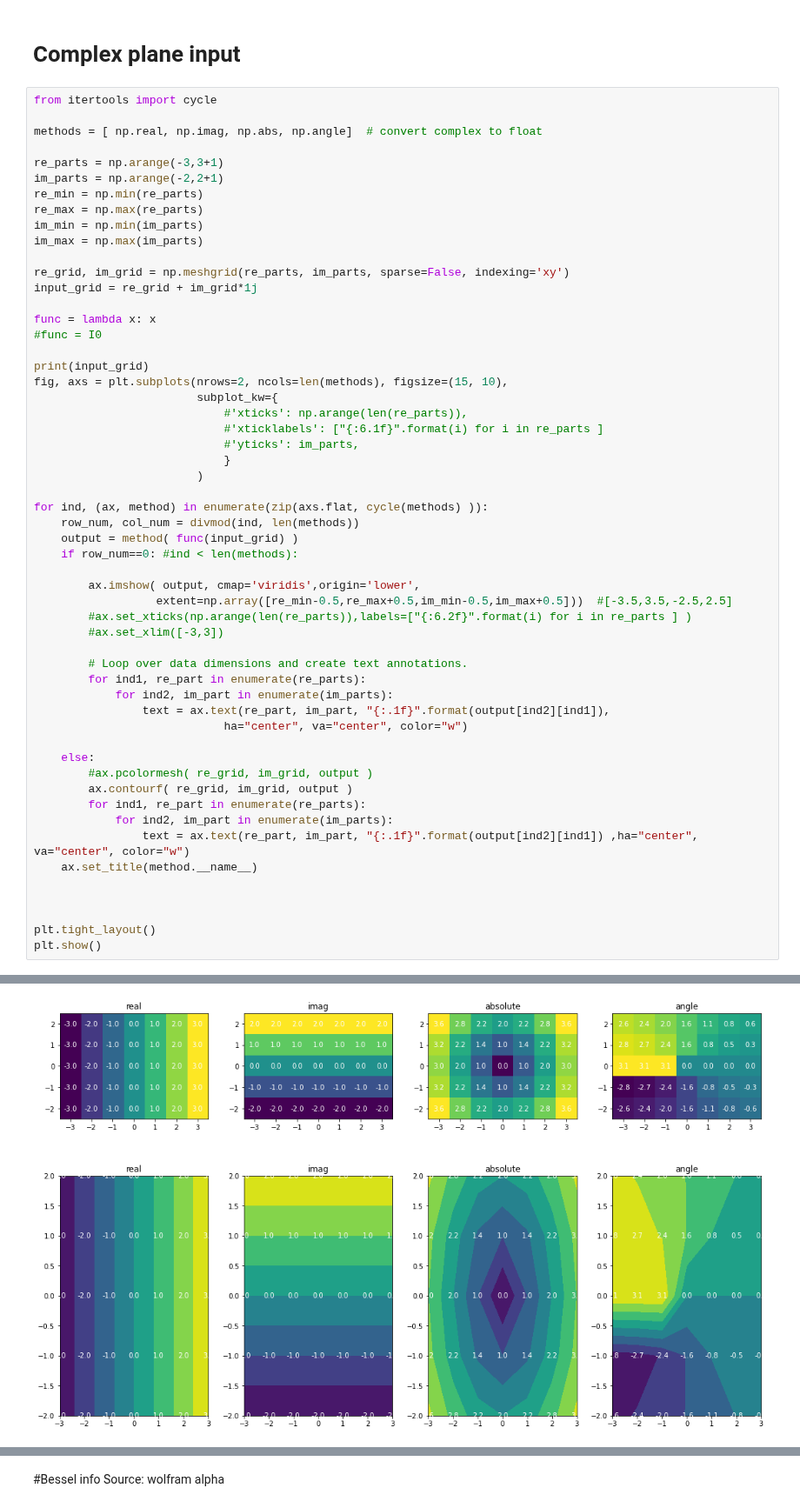
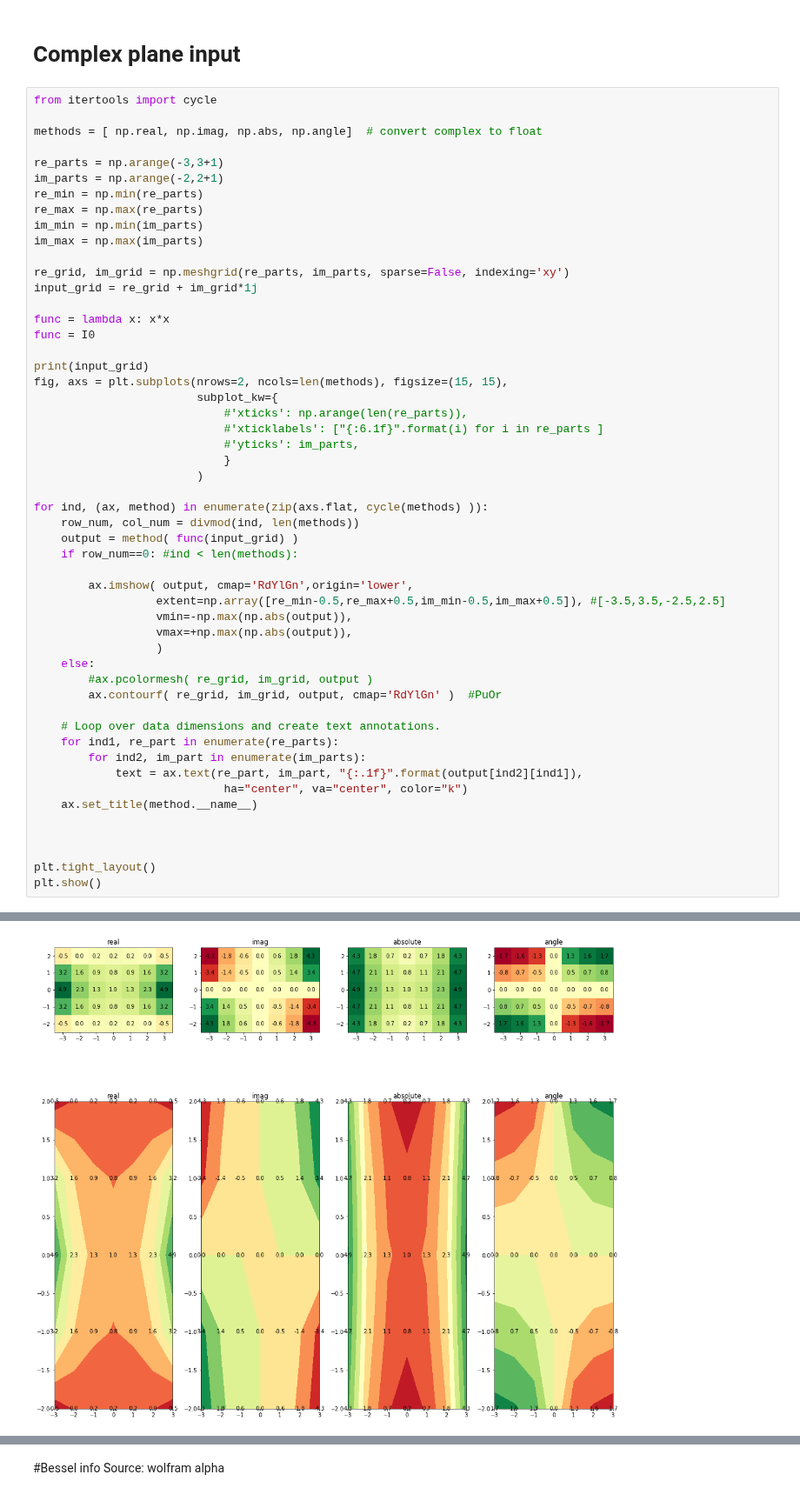
Before and after one commit to ryerrabelli/Yerrabelli-Spector-Poroelastic-Model-Code, a Jupyter notebook: src/TestBessel.ipynb, the cells around one changed output, grey strips where cells are left out. Shown at 87% size. Drawn from its saved outputs; the diff is of its cells as text.

Commit message:
Got basic plot of I0

```diff
--- a/src/TestBessel.ipynb
+++ b/src/TestBessel.ipynb
@@ -331,54 +331,51 @@ im_max = np.max(im_parts)
 re_grid, im_grid = np.meshgrid(re_parts, im_parts, sparse=False, indexing='xy')
 input_grid = re_grid + im_grid*1j
 
-func = lambda x: x
-#func = I0
+func = lambda x: x*x
+func = I0
 
 print(input_grid)
-fig, axs = plt.subplots(nrows=2, ncols=len(methods), figsize=(15, 10),
+fig, axs = plt.subplots(nrows=2, ncols=len(methods), figsize=(15, 15),
                         subplot_kw={
                             #'xticks': np.arange(len(re_parts)),
                             #'xticklabels': ["{:6.1f}".format(i) for i in re_parts ]
                             #'yticks': im_parts,
                             }
                         )
 
 for ind, (ax, method) in enumerate(zip(axs.flat, cycle(methods) )):
     row_num, col_num = divmod(ind, len(methods))
     output = method( func(input_grid) )
     if row_num==0: #ind < len(methods):
 
-        ax.imshow( output, cmap='viridis',origin='lower',
-                  extent=np.array([re_min-0.5,re_max+0.5,im_min-0.5,im_max+0.5]))  #[-3.5,3.5,-2.5,2.5]
-        #ax.set_xticks(np.arange(len(re_parts)),labels=["{:6.2f}".format(i) for i in re_parts ] )
-        #ax.set_xlim([-3,3])
-
-        # Loop over data dimensions and create text annotations.
-        for ind1, re_part in enumerate(re_parts):
-            for ind2, im_part in enumerate(im_parts):
-                text = ax.text(re_part, im_part, "{:.1f}".format(output[ind2][ind1]),
-                            ha="center", va="center", color="w")
-
+        ax.imshow( output, cmap='RdYlGn',origin='lower',
+                  extent=np.array([re_min-0.5,re_max+0.5,im_min-0.5,im_max+0.5]), #[-3.5,3.5,-2.5,2.5]
+                  vmin=-np.max(np.abs(output)),
+                  vmax=+np.max(np.abs(output)),
+                  )
     else:
         #ax.pcolormesh( re_grid, im_grid, output )
-        ax.contourf( re_grid, im_grid, output )
-        for ind1, re_part in enumerate(re_parts):
-            for ind2, im_part in enumerate(im_parts):
-                text = ax.text(re_part, im_part, "{:.1f}".format(output[ind2][ind1]) ,ha="center", va="center", color="w")
+        ax.contourf( re_grid, im_grid, output, cmap='RdYlGn' )  #PuOr
+
+    # Loop over data dimensions and create text annotations.
+    for ind1, re_part in enumerate(re_parts):
+        for ind2, im_part in enumerate(im_parts):
+            text = ax.text(re_part, im_part, "{:.1f}".format(output[ind2][ind1]),
+                            ha="center", va="center", color="k")
     ax.set_title(method.__name__)
 
 
 
 plt.tight_layout()
 plt.show()
 # %% [output]
 [interactive output not drawn]
 [[-3.-2.j -2.-2.j -1.-2.j  0.-2.j  1.-2.j  2.-2.j  3.-2.j]
  [-3.-1.j -2.-1.j -1.-1.j  0.-1.j  1.-1.j  2.-1.j  3.-1.j]
  [-3.+0.j -2.+0.j -1.+0.j  0.+0.j  1.+0.j  2.+0.j  3.+0.j]
  [-3.+1.j -2.+1.j -1.+1.j  0.+1.j  1.+1.j  2.+1.j  3.+1.j]
  [-3.+2.j -2.+2.j -1.+2.j  0.+2.j  1.+2.j  2.+2.j  3.+2.j]]
-[figure, old version]
+[figure, new version]
 # %% [markdown]
 # Laplace function relevant properties - for diagnosing errors
 ## Sources:
```
